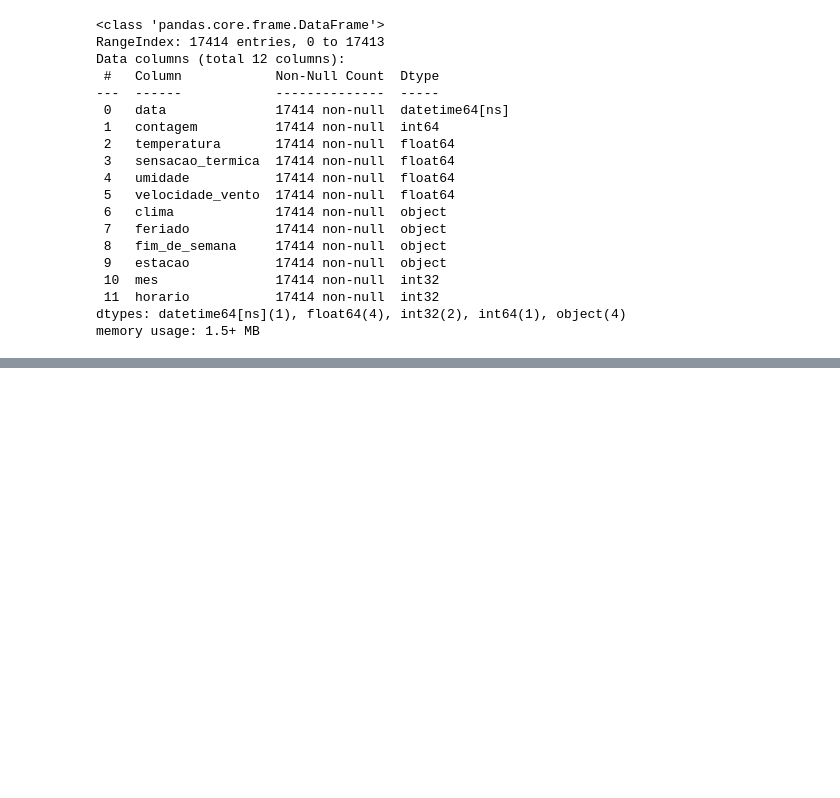
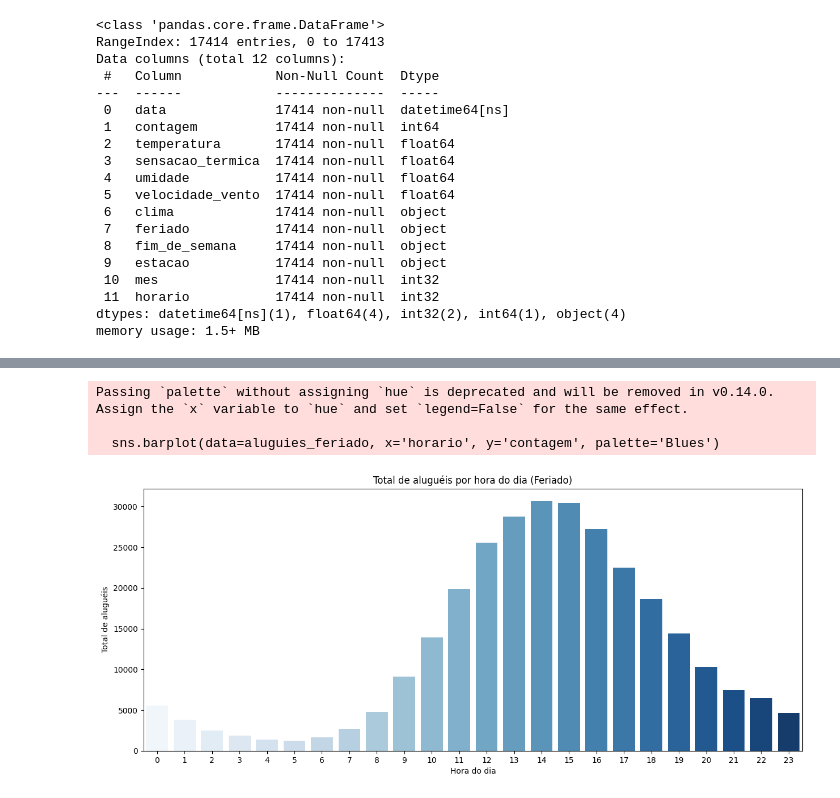
Before and after one commit to caioguimaraes18/ml-predicao-bicicletas, a Jupyter notebook: Notebooks/eda.ipynb, the cells around one changed output, grey strips where cells are left out. Drawn from its saved outputs; the diff is of its cells as text; code cells hidden in the pictures; blank space fills up the shorter version.

```diff
--- a/Notebooks/eda.ipynb
+++ b/Notebooks/eda.ipynb
@@ -321,0 +355,16 @@ memory usage: 1.5+ MB
+# %%
+df_feriado = df_data[df_data['feriado'] == 'Sim']
+
+aluguies_feriado = df_feriado.groupby('horario')['contagem'].sum().reset_index()
+
+plt.figure(figsize=(15, 6))
+sns.barplot(data=aluguies_feriado, x='horario', y='contagem', palette='Blues')
+plt.title('Total de aluguéis por hora do dia (Feriado)')
+plt.xlabel('Hora do dia')
+plt.ylabel('Total de aluguéis')
+plt.show()
+# %% [output]
+Passing `palette` without assigning `hue` is deprecated and will be removed in v0.14.0. Assign the `x` variable to `hue` and set `legend=False` for the same effect.
+
+  sns.barplot(data=aluguies_feriado, x='horario', y='contagem', palette='Blues')
+[figure, added]
```
Also changed, not shown: parts of 6 cells of this notebook, 3 other files.
